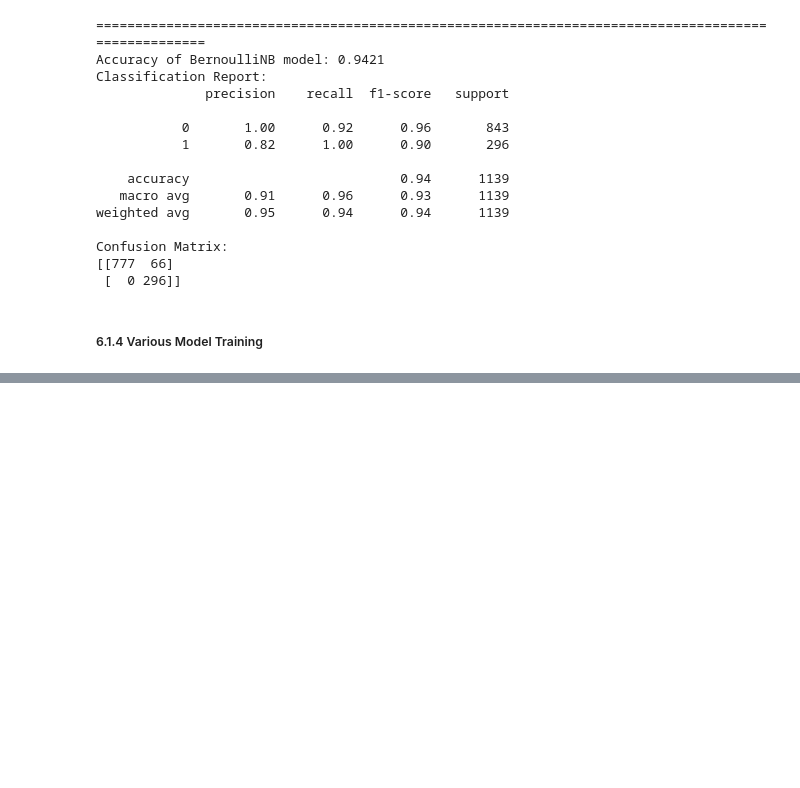
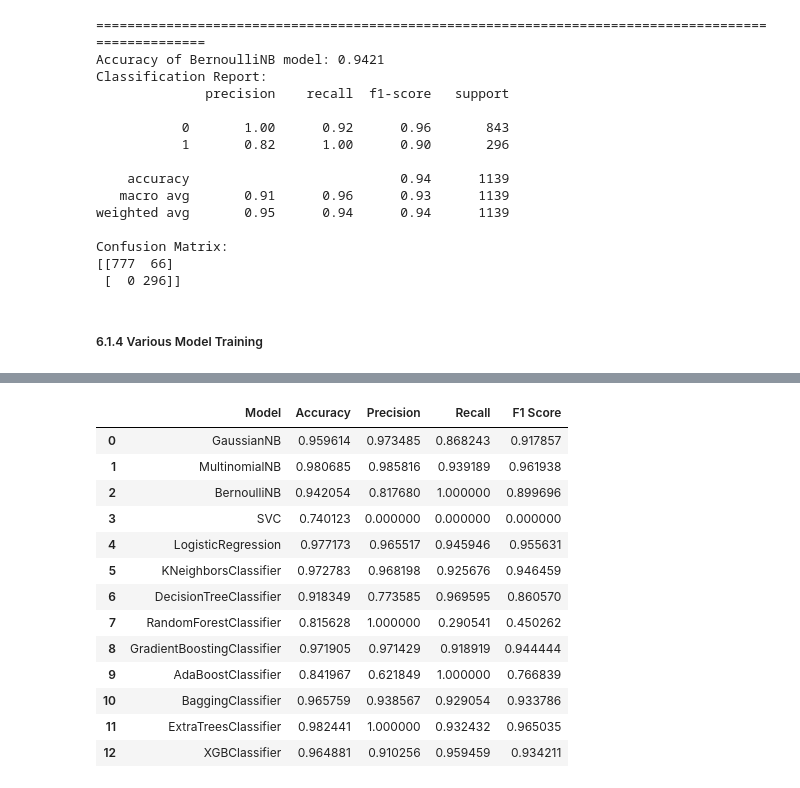
Before and after one commit to Maisha-crypto/email_spam_classification_model, a Jupyter notebook: text_classification_model.ipynb, the cells around one changed output, grey strips where cells are left out. Cells and saved outputs as stored; diff of their text form; code cells hidden in the pictures; blank space fills up the shorter version.

Commit message:
Added the modelperformance results

```diff
--- a/text_classification_model.ipynb
+++ b/text_classification_model.ipynb
@@ -540,3 +540,21 @@ def train_and_evaluate_model(model, Xtrain, ytrain, Xtest, ytest):
     print(f"F1 Score: {f1:.4f}")
     print(f"Classification Report:\n{classification_report(ytest, y_pred)}")
     print(f"Confusion Matrix:\n{confusion_matrix(ytest, y_pred)}")
+# %%
+rows = []
+
+for model_name, model in classifiers.items():
+
+    train_and_evaluate_model(model, Xtrain, ytrain, Xtest, ytest)
+
+    y_pred = model.predict(Xtest)
+
+    rows.append({
+        "Model": model_name,
+        "Accuracy": accuracy_score(ytest, y_pred),
+        "Precision": precision_score(ytest, y_pred),
+        "Recall": recall_score(ytest, y_pred),
+        "F1 Score": f1_score(ytest, y_pred)
+    })
+
+model_performance = pd.DataFrame(rows)
@@ -542,0 +579,17 @@ def train_and_evaluate_model(model, Xtrain, ytrain, Xtest, ytest):
+# %%
+model_performance
+# %% [output]
+|  | Model | Accuracy | Precision | Recall | F1 Score |
+| 0 | GaussianNB | 0.959614 | 0.973485 | 0.868243 | 0.917857 |
+| 1 | MultinomialNB | 0.980685 | 0.985816 | 0.939189 | 0.961938 |
+| 2 | BernoulliNB | 0.942054 | 0.817680 | 1.000000 | 0.899696 |
+| 3 | SVC | 0.740123 | 0.000000 | 0.000000 | 0.000000 |
+| 4 | LogisticRegression | 0.977173 | 0.965517 | 0.945946 | 0.955631 |
+| 5 | KNeighborsClassifier | 0.972783 | 0.968198 | 0.925676 | 0.946459 |
+| 6 | DecisionTreeClassifier | 0.918349 | 0.773585 | 0.969595 | 0.860570 |
+| 7 | RandomForestClassifier | 0.815628 | 1.000000 | 0.290541 | 0.450262 |
+| 8 | GradientBoostingClassifier | 0.971905 | 0.971429 | 0.918919 | 0.944444 |
+| 9 | AdaBoostClassifier | 0.841967 | 0.621849 | 1.000000 | 0.766839 |
+| 10 | BaggingClassifier | 0.965759 | 0.938567 | 0.929054 | 0.933786 |
+| 11 | ExtraTreesClassifier | 0.982441 | 1.000000 | 0.932432 | 0.965035 |
+| 12 | XGBClassifier | 0.964881 | 0.910256 | 0.959459 | 0.934211 |
```
Also changed, not shown: parts of 6 cells of this notebook.
